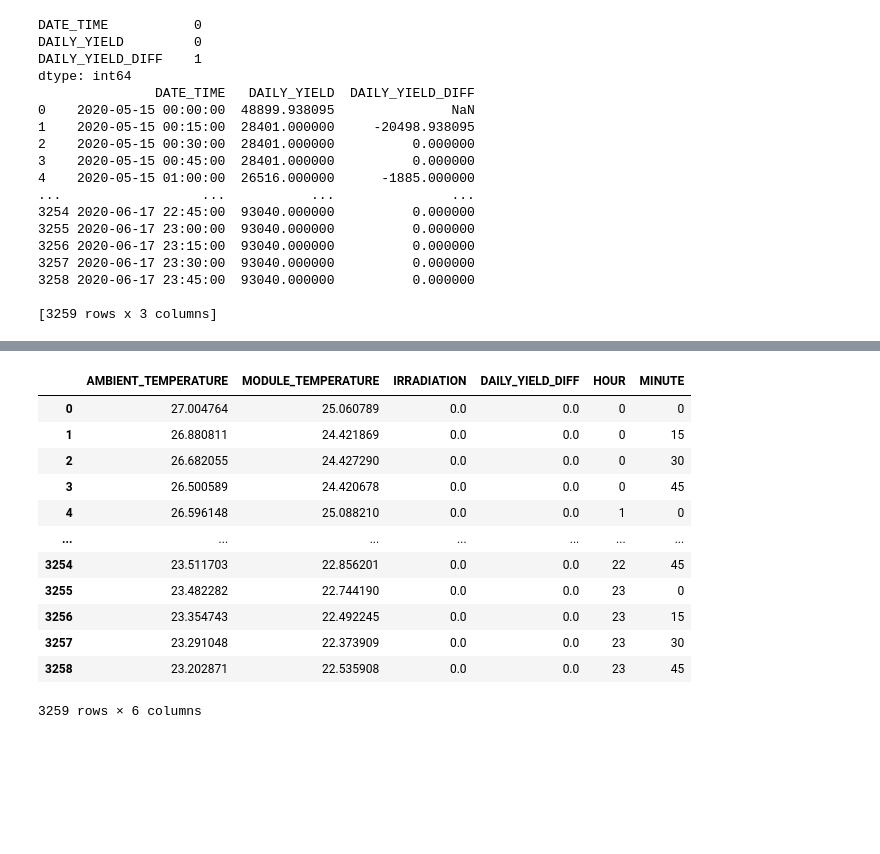
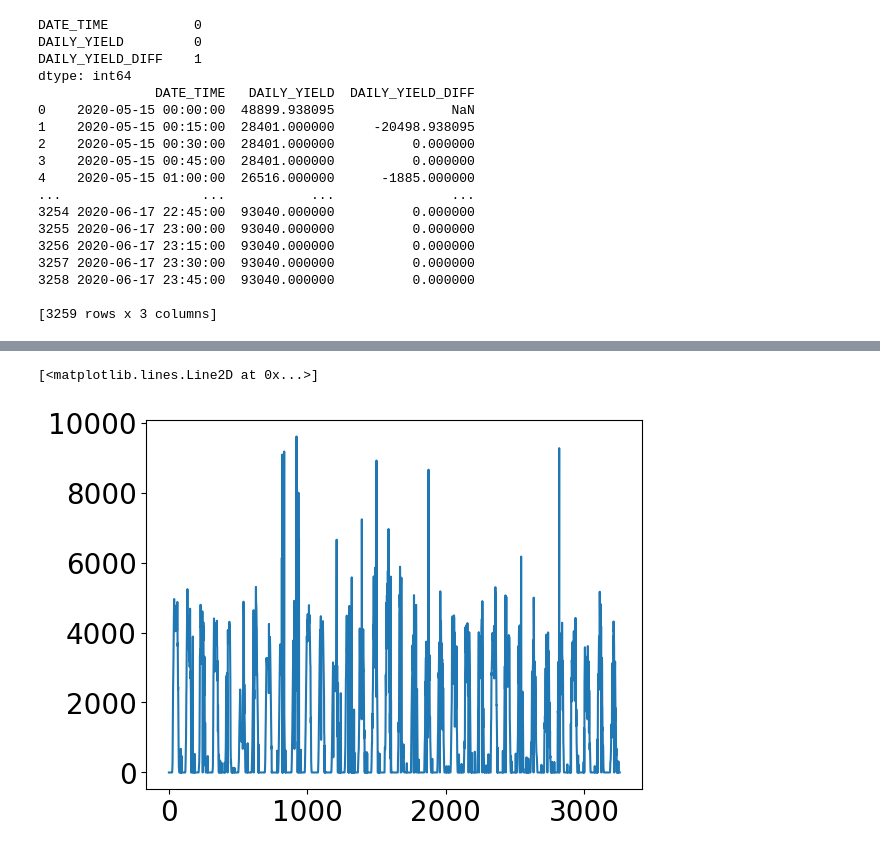
Before and after one commit to yfen3/WindSpeedApproximation, a Jupyter notebook: Solar_data_preprocess_plant2.ipynb, the cells around one changed output, grey strips where cells are left out. Drawn from its saved outputs; the diff is of its cells as text; code cells hidden in the pictures; blank space fills up the shorter version.

Commit message:
0711: Fixed extreme value in the data set, added per cluster experiment results

```diff
--- a/Solar_data_preprocess_plant2.ipynb
+++ b/Solar_data_preprocess_plant2.ipynb
@@ -122,19 +122,11 @@ new_df['MINUTE'] = new_df['DATE_TIME'].dt.minute
 # %%
 new_df = new_df.drop(columns=['DATE_TIME'])
 # %%
-new_df
+# Filter all spikes in the data
+new_df = new_df.loc[new_df['DAILY_YIELD_DIFF']<=10000]
-# %% [output]
-|  | AMBIENT_TEMPERATURE | MODULE_TEMPERATURE | IRRADIATION | DAILY_YIELD_DIFF | HOUR | MINUTE |
-| 0 | 27.004764 | 25.060789 | 0.0 | 0.0 | 0 | 0 |
-| 1 | 26.880811 | 24.421869 | 0.0 | 0.0 | 0 | 15 |
-| 2 | 26.682055 | 24.427290 | 0.0 | 0.0 | 0 | 30 |
-| 3 | 26.500589 | 24.420678 | 0.0 | 0.0 | 0 | 45 |
-| 4 | 26.596148 | 25.088210 | 0.0 | 0.0 | 1 | 0 |
-| ... | ... | ... | ... | ... | ... | ... |
-| 3254 | 23.511703 | 22.856201 | 0.0 | 0.0 | 22 | 45 |
-| 3255 | 23.482282 | 22.744190 | 0.0 | 0.0 | 23 | 0 |
-| 3256 | 23.354743 | 22.492245 | 0.0 | 0.0 | 23 | 15 |
-| 3257 | 23.291048 | 22.373909 | 0.0 | 0.0 | 23 | 30 |
-| 3258 | 23.202871 | 22.535908 | 0.0 | 0.0 | 23 | 45 |
-3259 rows × 6 columns
+# %%
+plt.plot(new_df['DAILY_YIELD_DIFF'])
+# %% [output]
+[<matplotlib.lines.Line2D at 0x...>]
+[figure, added]
 # %%
```
Also changed, not shown: parts of 4 cells of this notebook, 2 other files.
